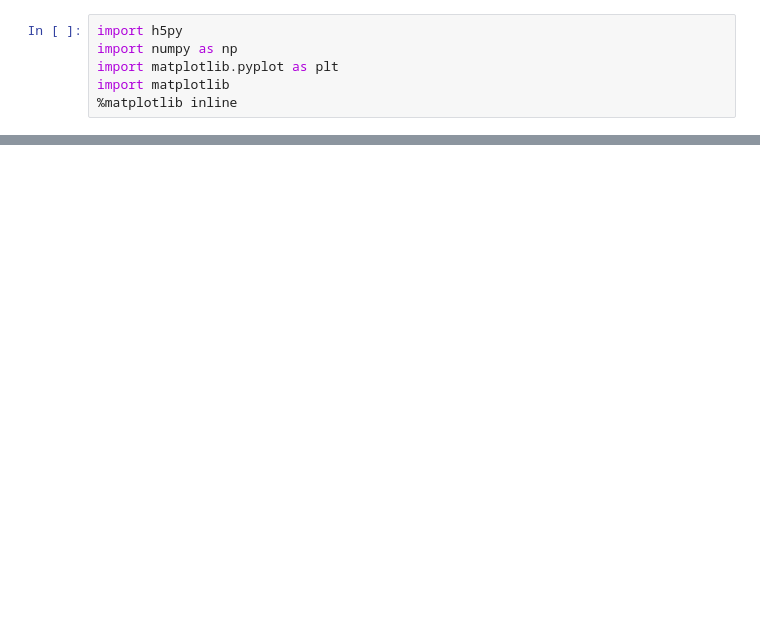
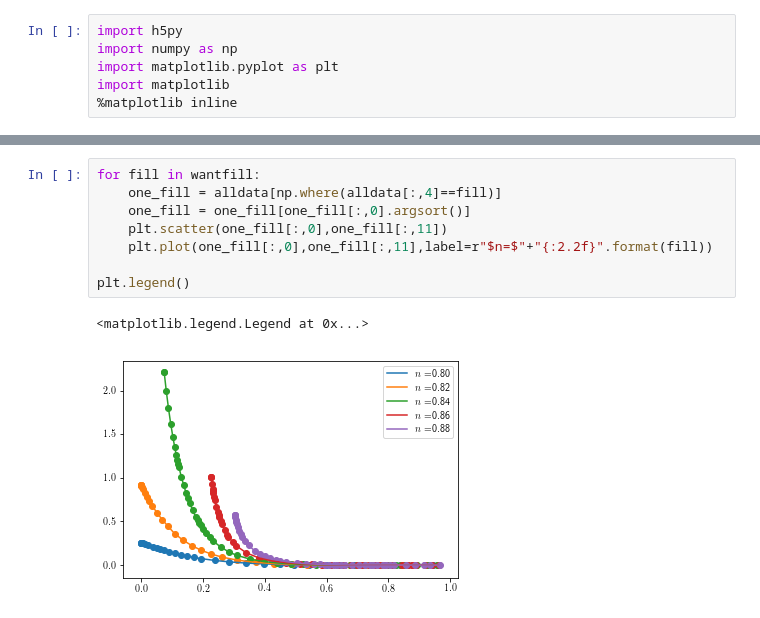
Before and after one commit to Ciro-Taranto/report_dmf2rg, a Jupyter notebook: scripts/decoupled.ipynb, the cells around one changed output, grey strips where cells are left out. Cells and saved outputs as stored; diff of their text form; blank space fills up the shorter version.

```diff
--- a/scripts/decoupled.ipynb
+++ b/scripts/decoupled.ipynb
@@ -79,0 +104,11 @@ plt.plot(1-rawdata[:,4],rawdata[:,11],"-o")
+# %%
+for fill in wantfill:
+    one_fill = alldata[np.where(alldata[:,4]==fill)]
+    one_fill = one_fill[one_fill[:,0].argsort()]
+    plt.scatter(one_fill[:,0],one_fill[:,11])
+    plt.plot(one_fill[:,0],one_fill[:,11],label=r"$n=$"+"{:2.2f}".format(fill))
+
+plt.legend()
+# %% [output]
+<matplotlib.legend.Legend at 0x...>
+[figure, added]
```
Also changed, not shown: parts of 8 cells of this notebook, 47 other files.
